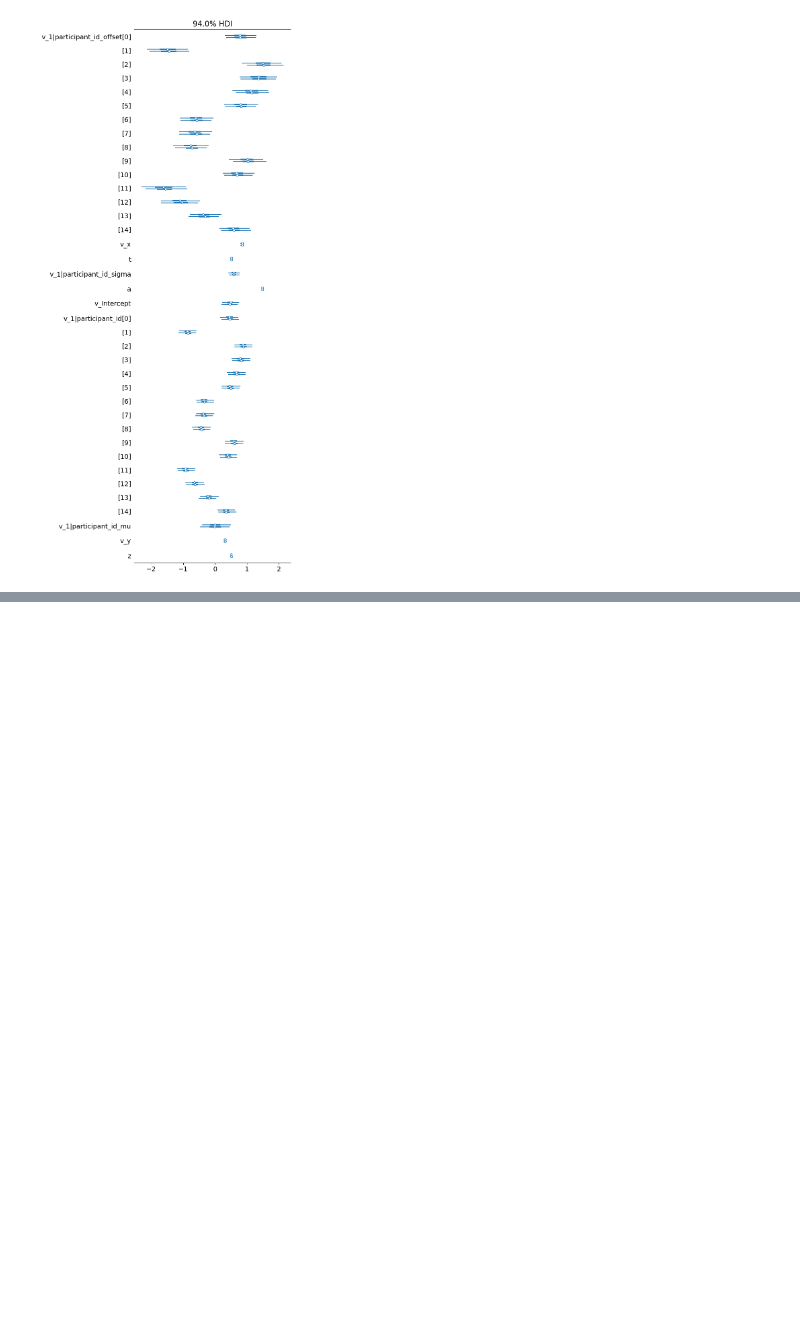
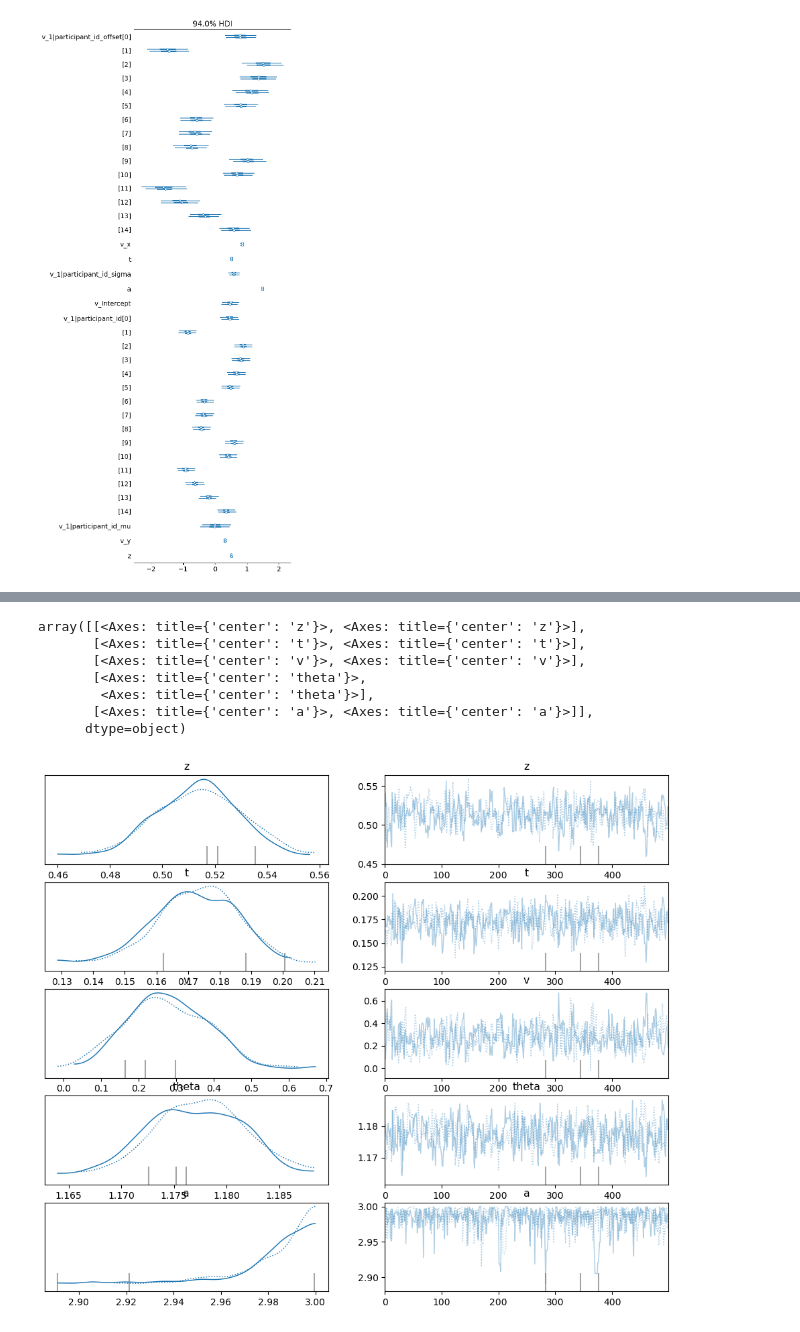
Before and after one commit to jerrymhuang/hssm-intro-workshop, a Jupyter notebook: notebooks/hssm_sandbox.ipynb, the cells around one changed output, grey strips where cells are left out. Drawn from its saved outputs; the diff is of its cells as text; code cells hidden in the pictures; blank space fills up the shorter version.

Commit message:
Add exercise for collapsing bounds

```diff
--- a/notebooks/hssm_sandbox.ipynb
+++ b/notebooks/hssm_sandbox.ipynb
@@ -289,0 +294,8 @@ array([<Axes: title={'center': '94.0% HDI'}>], dtype=object)
+# %%
+collapsing_bounds_params = true_params
+collapsing_bounds_params['angle'] = 0.1
+# %%
+# List all supported models in HSSM
+collapsing_bounds_data = hssm.simulate_data(model="angle", theta=collapsing_bounds_params, size=1000)
+# %%
+collapsing_bounds_model = hssm.HSSM(data=collapsing_bounds_data, model="angle")
@@ -289,0 +308,11 @@ array([<Axes: title={'center': '94.0% HDI'}>], dtype=object)
+# %%
+jax.config.update("jax_enable_x64", False)
+collapsing_bounds_samples = collapsing_bounds_model.sample(
+    sampler="mcmc",
+    chains=2,
+    cores=2,
+    draws=500,
+    tune=500,
+    idata_kwargs=dict(log_likelihood=False),  # no need to return likelihoods here
+    mp_ctx="spawn",
+)
@@ -289,0 +339,11 @@ array([<Axes: title={'center': '94.0% HDI'}>], dtype=object)
+# %%
+az.plot_trace(collapsing_bounds_samples)
+# %% [output]
+array([[<Axes: title={'center': 'z'}>, <Axes: title={'center': 'z'}>],
+       [<Axes: title={'center': 't'}>, <Axes: title={'center': 't'}>],
+       [<Axes: title={'center': 'v'}>, <Axes: title={'center': 'v'}>],
+       [<Axes: title={'center': 'theta'}>,
+        <Axes: title={'center': 'theta'}>],
+       [<Axes: title={'center': 'a'}>, <Axes: title={'center': 'a'}>]],
+      dtype=object)
+[figure, added]
```
Also changed, not shown: parts of 6 cells of this notebook.
